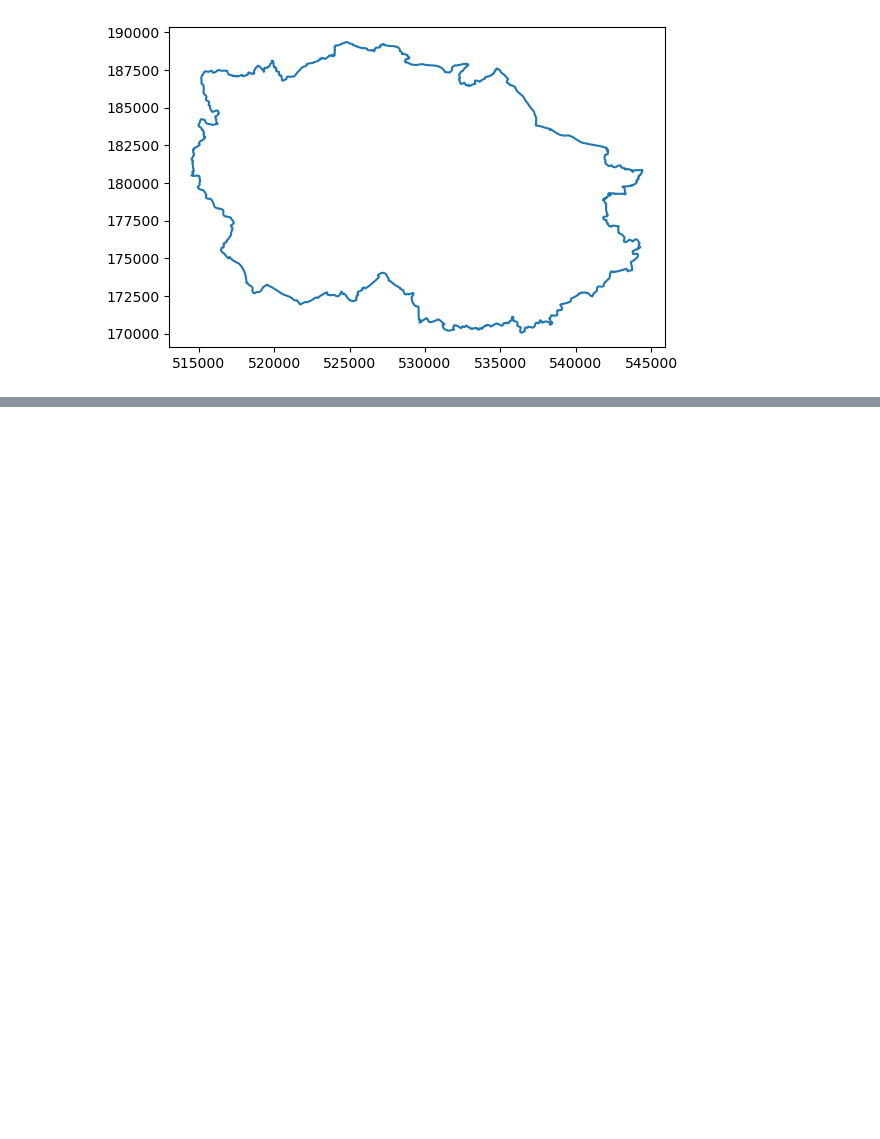
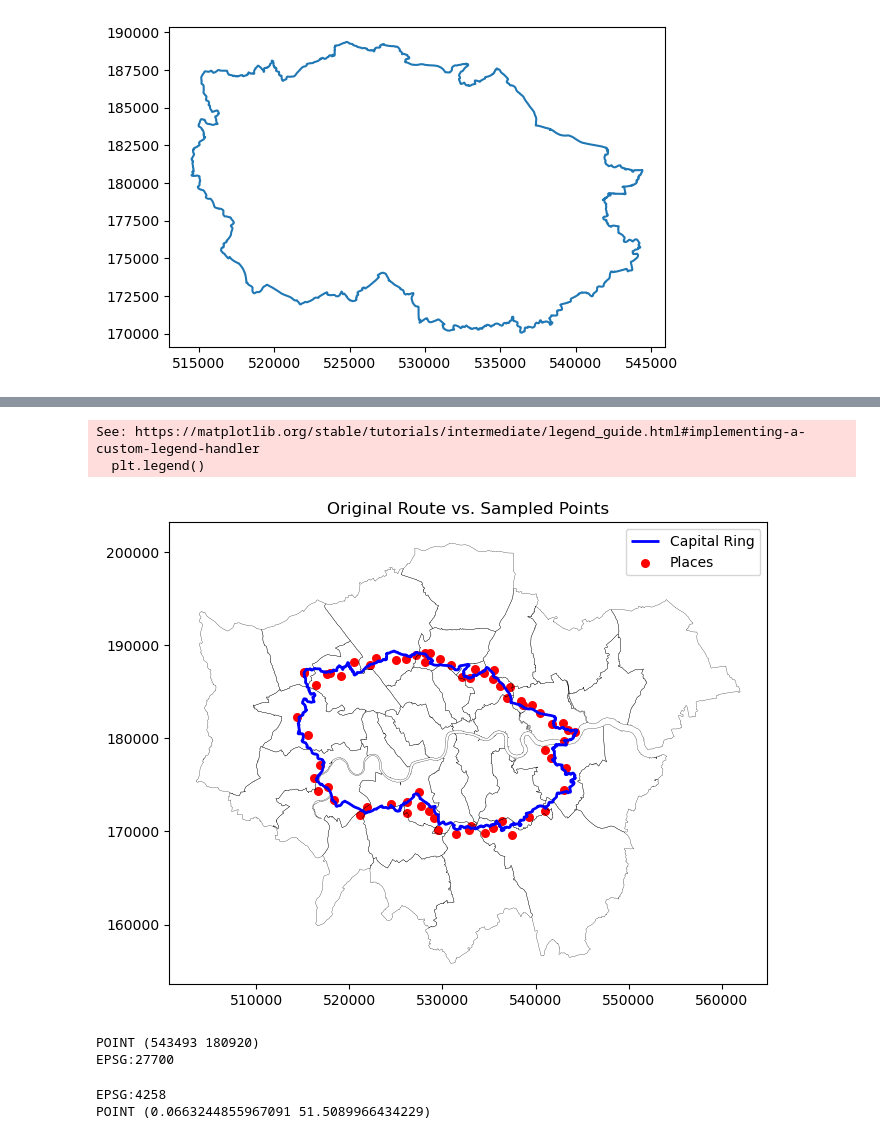
Before and after one commit to a-saveleva/casa0003_ind_work, a Jupyter notebook: indwork_data_load.ipynb, the cells around one changed output, grey strips where cells are left out. Saved outputs shown, nothing was run; the diff lists cells and outputs as text; code cells hidden in the pictures; blank space fills up the shorter version.

Commit message:
Used wiki API

```diff
--- a/indwork_data_load.ipynb
+++ b/indwork_data_load.ipynb
@@ -55,0 +79,21 @@ https://api.os.uk/search/names/v1/nearest?point=543344.2530006589,
+# %%
+places_df = pd.DataFrame()
+# %%
+for i in capital_ring_line_sampled_points['geometry']:
+    sampled_point_string = (f"{i.x:.2f},{i.y:.2f}")
+    point = sampled_point_string
+    os_placenames_url = f"{os_api_endpoint}?point={point}&radius={radius}&fq={fq}&key={os_key}"
+
+    os_response = requests.get(os_placenames_url)
+
+    if os_response.status_code == 200:
+        data = os_response.json()
+        results = data.get('results', [])
+
+        if results:
+            df = pd.json_normalize(results)
+            places_df = pd.concat([places_df, df], ignore_index=True)
+        else:
+            print("No results found for point:", point)
+    else:
+        print(f"Error: {os_response.status_code} - {os_response.text}")
@@ -55,0 +118,8 @@ https://api.os.uk/search/names/v1/nearest?point=543344.2530006589,
+# %%
+places_df['geometry'] = places_df.apply(lambda row: Point(row['GAZETTEER_ENTRY.GEOMETRY_X'], row['GAZETTEER_ENTRY.GEOMETRY_Y']), axis=1)
+places_gdf = gpd.GeoDataFrame(places_df, geometry='geometry')
+
+#There are some duplicated entries
+places_gdf = places_gdf.drop_duplicates(subset=['geometry'], keep='first')
+print(f"Found {len(places_gdf)} places.")
+places_gdf.head()
@@ -55,0 +135,34 @@ https://api.os.uk/search/names/v1/nearest?point=543344.2530006589,
+# %%
+# Plot line and sampled points
+fig, ax = plt.subplots(figsize=(10, 6))
+capital_ring_line.plot(ax=ax, color='blue', linewidth=2, label="Capital Ring")
+places_gdf.plot(ax=ax, color='red', markersize=30, label="Places")
+boro_gdf.plot(ax=ax, edgecolor='black', facecolor='none', linewidth=0.2, label="City of London")
+
+ax.set_aspect('equal')
+plt.legend()
+plt.title("Original Route vs. Sampled Points")
+plt.show()
+# %% [output]
+See: https://matplotlib.org/stable/tutorials/intermediate/legend_guide.html#implementing-a-custom-legend-handler
+  plt.legend()
+[figure, added]
+# %%
+print(places_gdf.iloc[2]["geometry"])
+places_gdf.set_crs('EPSG:27700', inplace=True)
+print(places_gdf.crs)
+# %% [output]
+POINT (543493 180920)
+EPSG:27700
+# %%
+#Setting params for Wikipedia API
+wiki_api_endpoint = 'https://en.wikipedia.org/w/api.php?action=query&list=geosearch'
+radius = 1000
+
+#Reprojecting gdf to fit the API requirements
+places_gdf_wgs84 = places_gdf.to_crs(4258)
+print(places_gdf_wgs84.crs)
+print(places_gdf_wgs84.iloc[2]["geometry"]) #ensuring the coordinates have transformed
+# %% [output]
+EPSG:4258
+POINT (0.0663244855967091 51.5089966434229)
```
Also changed, not shown: parts of 19 cells of this notebook, 13 other files.
